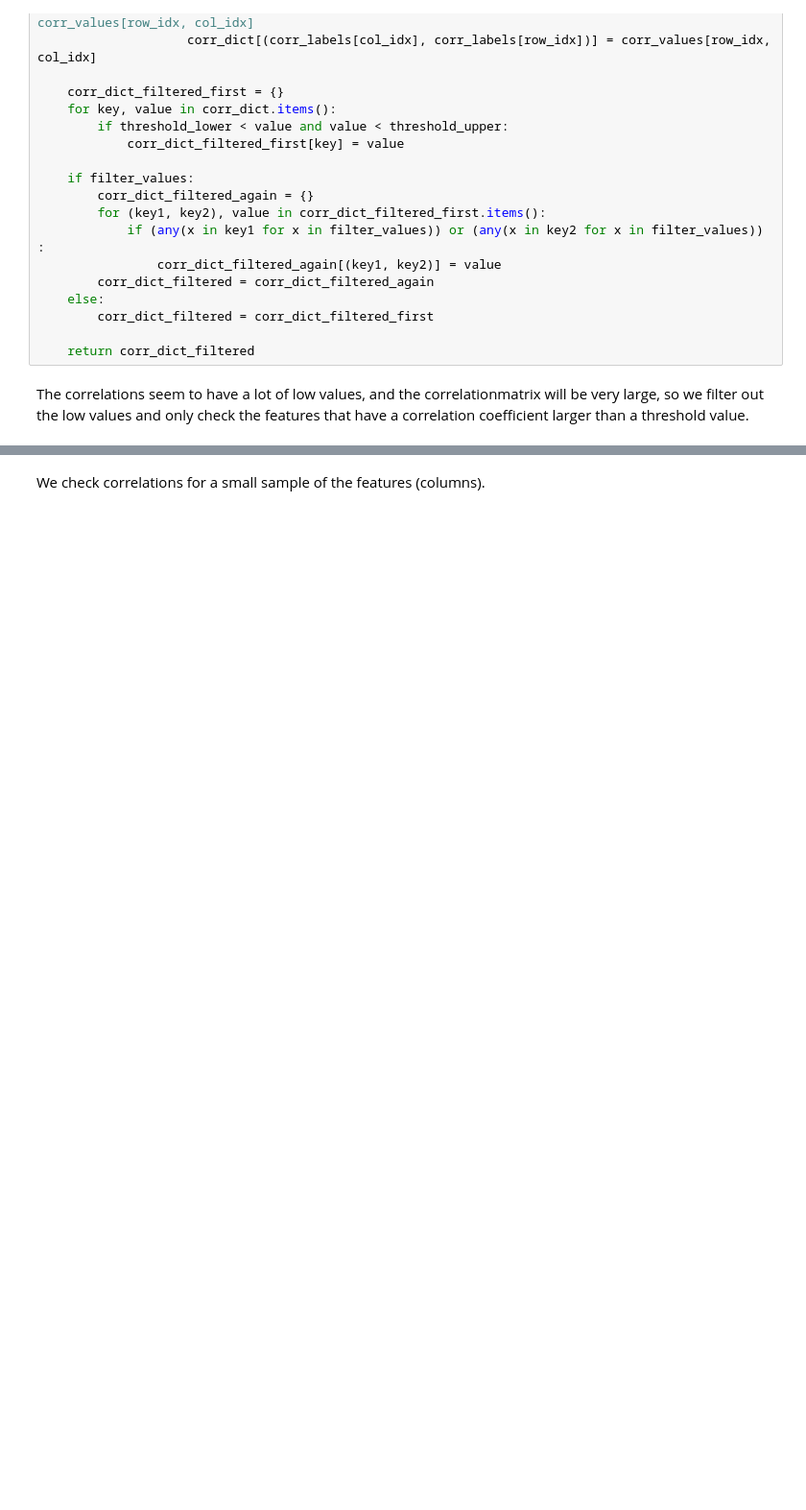
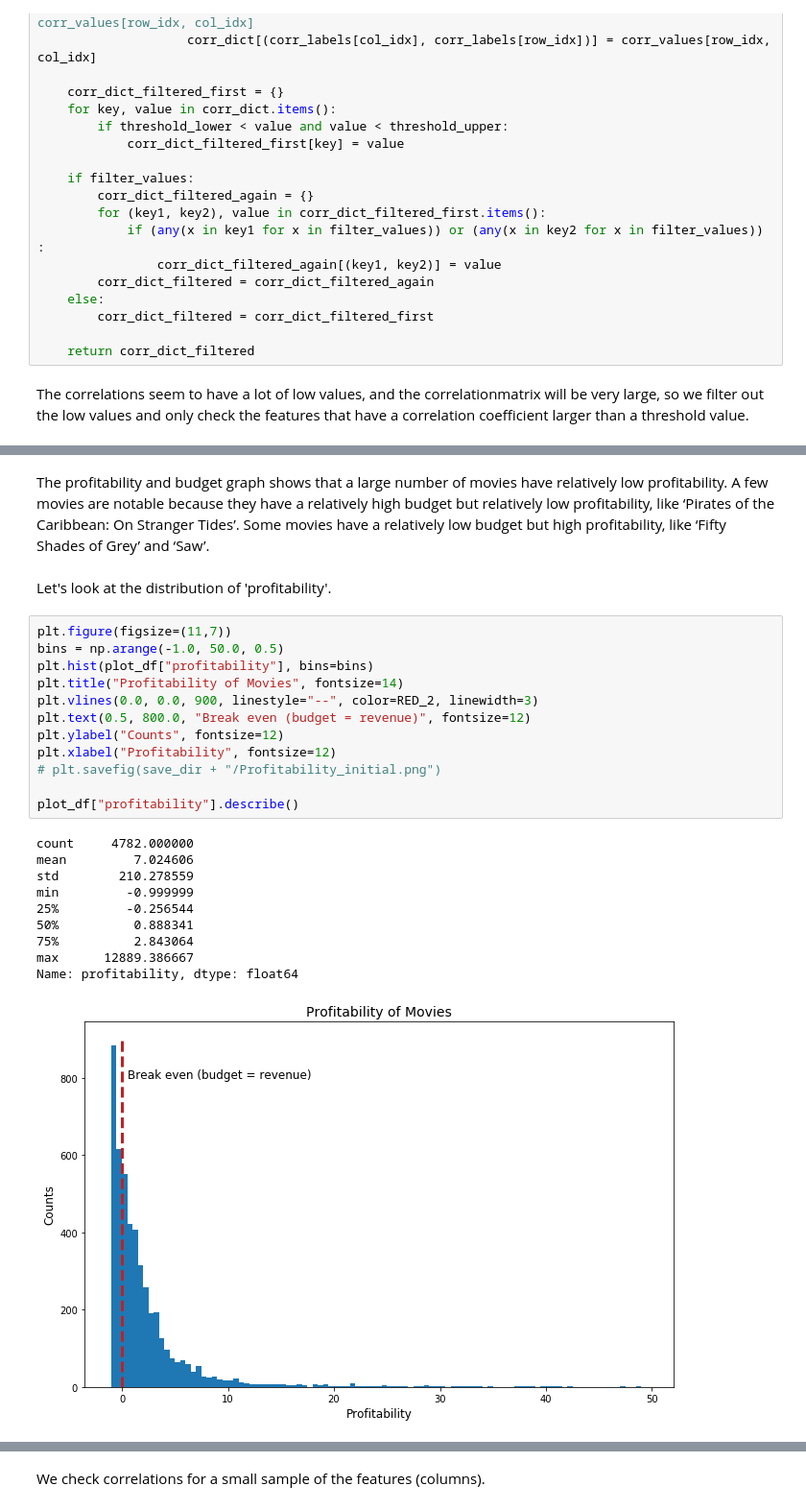
Before and after one commit to tcharsol/mads-movies, a Jupyter notebook: machine-learning-data-exploration.ipynb, the cells around one changed output, grey strips where cells are left out. Shown at 96% size. Cells and saved outputs as stored; diff of their text form; blank space fills up the shorter version.

```diff
--- a/machine-learning-data-exploration.ipynb
+++ b/machine-learning-data-exploration.ipynb
@@ -76,0 +214,27 @@ corr_cols_len = len(corr_cols)
+# %% [markdown]
+The profitability and budget graph shows that a large number of movies have relatively low profitability. A few movies are notable because they have a relatively high budget but relatively low profitability, like ‘Pirates of the Caribbean: On Stranger Tides’. Some movies have a relatively low budget but high profitability, like ‘Fifty Shades of Grey’ and ‘Saw’.
+# %% [markdown]
+Let's look at the distribution of 'profitability'.
+# %%
+plt.figure(figsize=(11,7))
+bins = np.arange(-1.0, 50.0, 0.5)
+plt.hist(plot_df["profitability"], bins=bins)
+plt.title("Profitability of Movies", fontsize=14)
+plt.vlines(0.0, 0.0, 900, linestyle="--", color=RED_2, linewidth=3)
+plt.text(0.5, 800.0, "Break even (budget = revenue)", fontsize=12)
+plt.ylabel("Counts", fontsize=12)
+plt.xlabel("Profitability", fontsize=12)
+# plt.savefig(save_dir + "/Profitability_initial.png")
+
+plot_df["profitability"].describe()
+# %% [output]
+count     4782.000000
+mean         7.024606
+std        210.278559
+min         -0.999999
+25%         -0.256544
+50%          0.888341
+75%          2.843064
+max      12889.386667
+Name: profitability, dtype: float64
+[figure, added]
```
Also changed, not shown: parts of 49 cells of this notebook, 13 other files.
